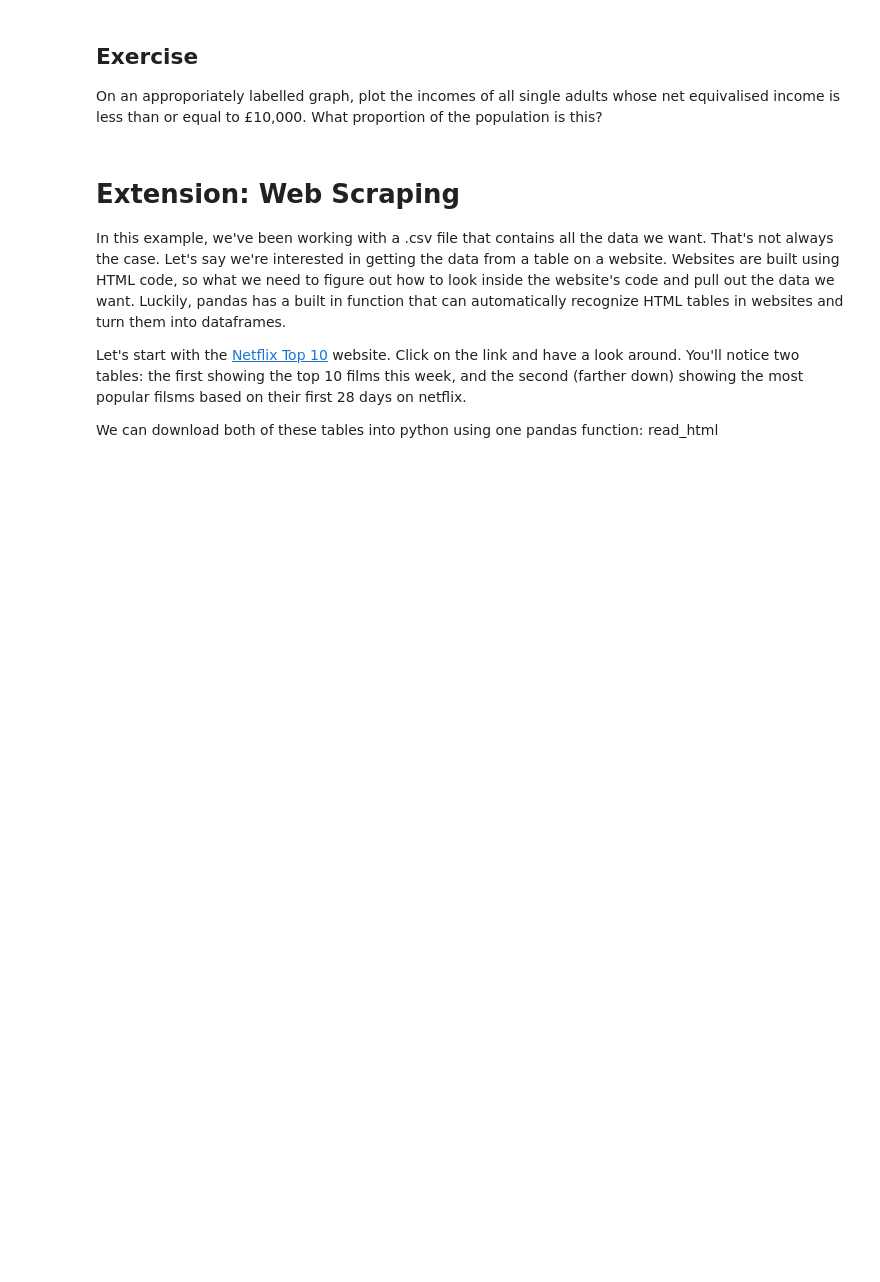
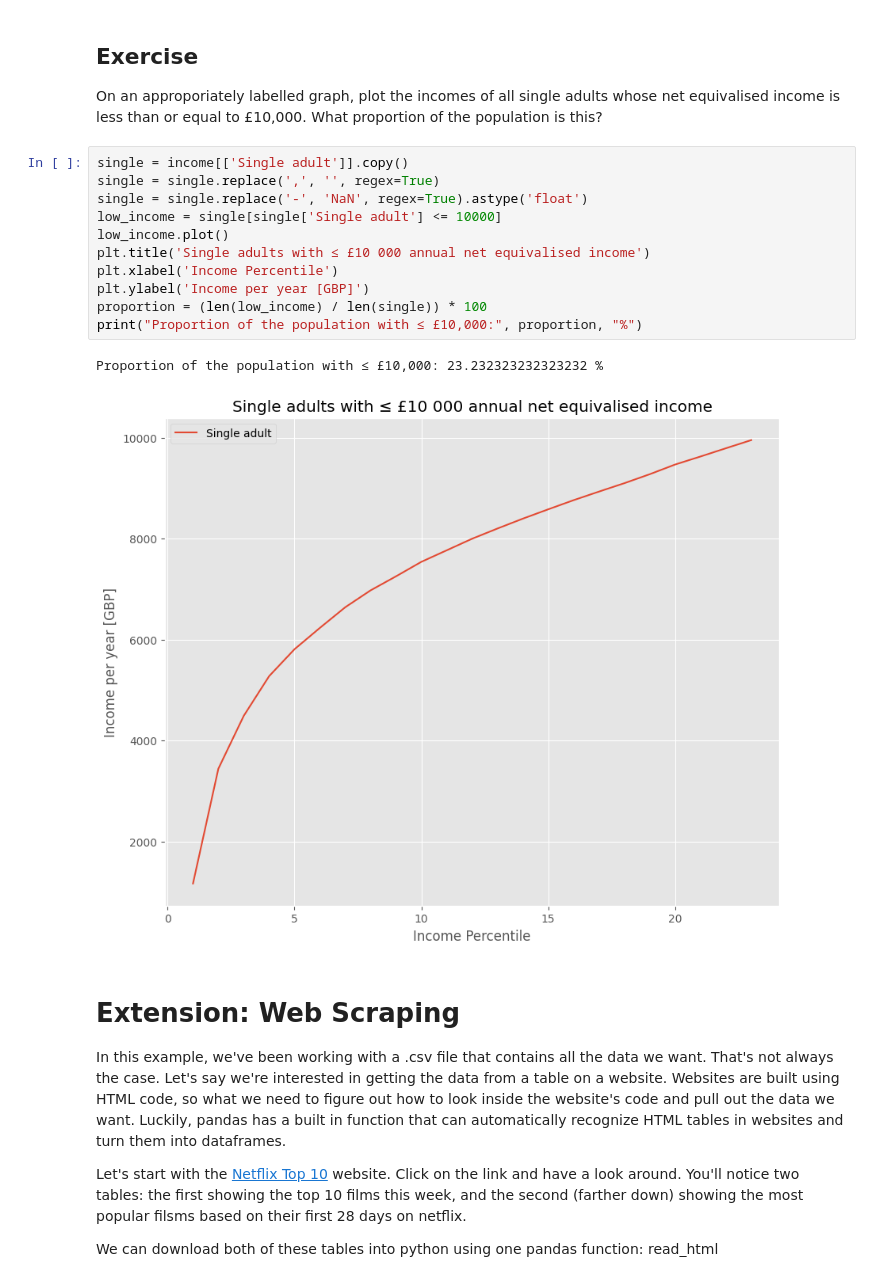
Before and after one commit to camilletulipe06-wq/QM-2, a Jupyter notebook: notebooks/W02. Pandas.ipynb, the cells around one changed output. Saved outputs shown, nothing was run; the diff lists cells and outputs as text; blank space fills up the shorter version.

```diff
--- a/notebooks/W02. Pandas.ipynb
+++ b/notebooks/W02. Pandas.ipynb
@@ -345,6 +373,20 @@ We won't dwell on comparative operative, here we've used ">" to mean "is greater
 # %% [markdown]
 ## Exercise
 On an approporiately labelled graph, plot the incomes of all single adults whose net equivalised income is less than or equal to £10,000. What proportion of the population is this?
+# %%
+single = income[['Single adult']].copy()
+single = single.replace(',', '', regex=True)
+single = single.replace('-', 'NaN', regex=True).astype('float')
+low_income = single[single['Single adult'] <= 10000]
+low_income.plot()
+plt.title('Single adults with ≤ £10 000 annual net equivalised income')
+plt.xlabel('Income Percentile')
+plt.ylabel('Income per year [GBP]')
+proportion = (len(low_income) / len(single)) * 100
+print("Proportion of the population with ≤ £10,000:", proportion, "%")
+# %% [output]
+Proportion of the population with ≤ £10,000: 23.232323232323232 %
+[figure, added]
 # %% [markdown]
 # Extension: Web Scraping
 
```
Also changed, not shown: parts of 15 cells of this notebook.
